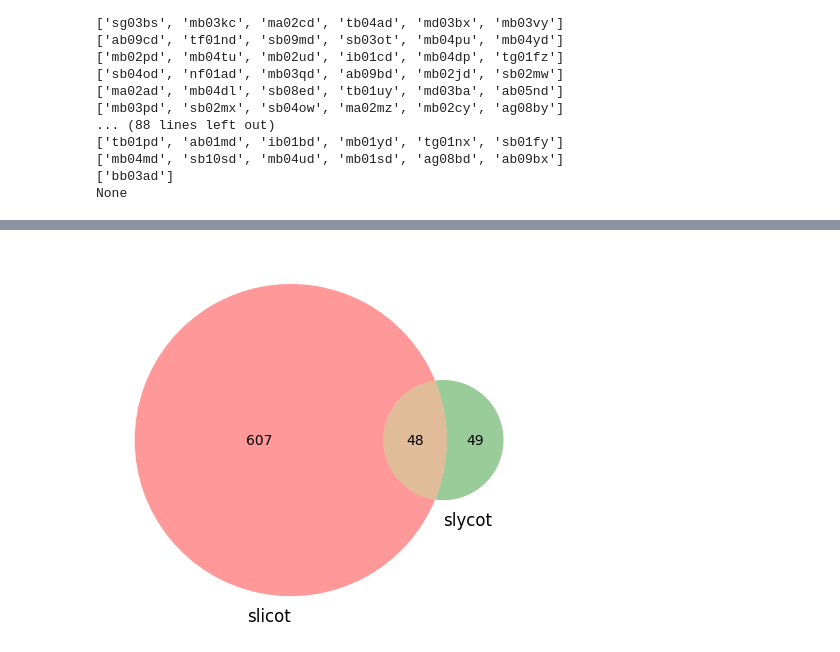
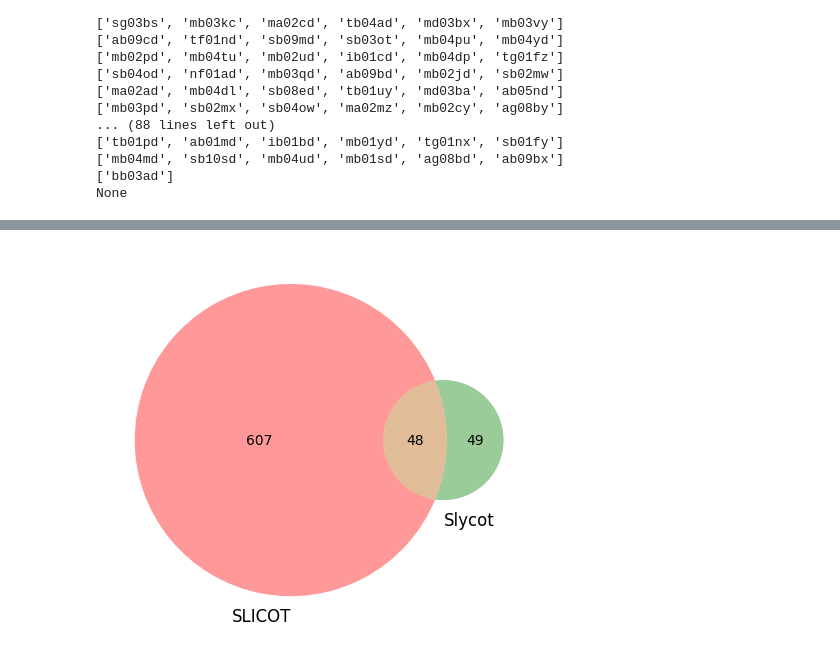
Before and after one commit to python-control/Slycot, a Jupyter notebook: doc/source/dev/slicot_slycot.ipynb, the cells around one changed output, grey strips where cells are left out. Drawn from its saved outputs; the diff is of its cells as text; code cells hidden in the pictures.

```diff
--- a/doc/source/dev/slicot_slycot.ipynb
+++ b/doc/source/dev/slicot_slycot.ipynb
@@ -24,10 +36,10 @@ def print_list_chunks(l, n=6):
 with open('slicot_procedures.txt') as f:
     lines = f.readlines()
 
-slicot_methods = [x.split("\n")[0] for x in lines]
+slicot_routines = [x.split("\n")[0] for x in lines]
 
-print(f"Currently there are {len(slicot_methods)} routines implemented.")
-print(print_list_chunks(slicot_methods))
+print(f"Currently there are {len(slicot_routines)} routines implemented.")
+print(print_list_chunks(slicot_routines))
 # %% [output]
 Currently there are 607 routines implemented.
 ['mb01wd', 'tg01gd', 'ab13fd', 'sg03ay', 'mb01oe', 'mb02fd']
@@ -89,0 +61,6 @@ slycot_methods_count = {'a': 16, 'm': 7, 's': 16, 't': 10}
+# %%
+slycot_routines = get_slycot_routines(slycot)
+
+print(f"Currently there are {len(slycot_routines)} methods implemented.")
+print("------")
+print(print_list_chunks(slycot_routines))
@@ -89,0 +107,9 @@ slycot_methods_count = {'a': 16, 'm': 7, 's': 16, 't': 10}
+# %%
+
+intersection = list(set(slicot_routines) & set(slycot_routines))
+intersection
+
+print(f"Currently there are {len(intersection)} routines which are found in slicot and slycot.")
+print("------")
+print(print_list_chunks(intersection))
+print("\n")
@@ -146,9 +215,0 @@ None
-# %%
-
-intersection = list(set(slicot_methods) & set(slycot_methods))
-intersection
-
-print(f"Currently there are {len(intersection)} routines which are found in slicot and slycot.")
-print("------")
-print(print_list_chunks(intersection))
-print("\n")
@@ -167,7 +216,7 @@ None
 # %%
-venn2(subsets = (len(set(slicot_methods)),
-                 len(set(slycot_methods)),
-                 len(intersection)), set_labels = ('slicot', 'slycot'))
+venn2(subsets = (len(set(slicot_routines)),
+                 len(set(slycot_routines)),
+                 len(intersection)), set_labels = ('SLICOT', 'Slycot'))
 plt.show()
 # %% [output]
-[figure, old version]
+[figure, new version]
```
Also changed, not shown: parts of 17 cells of this notebook, 6 other files.
